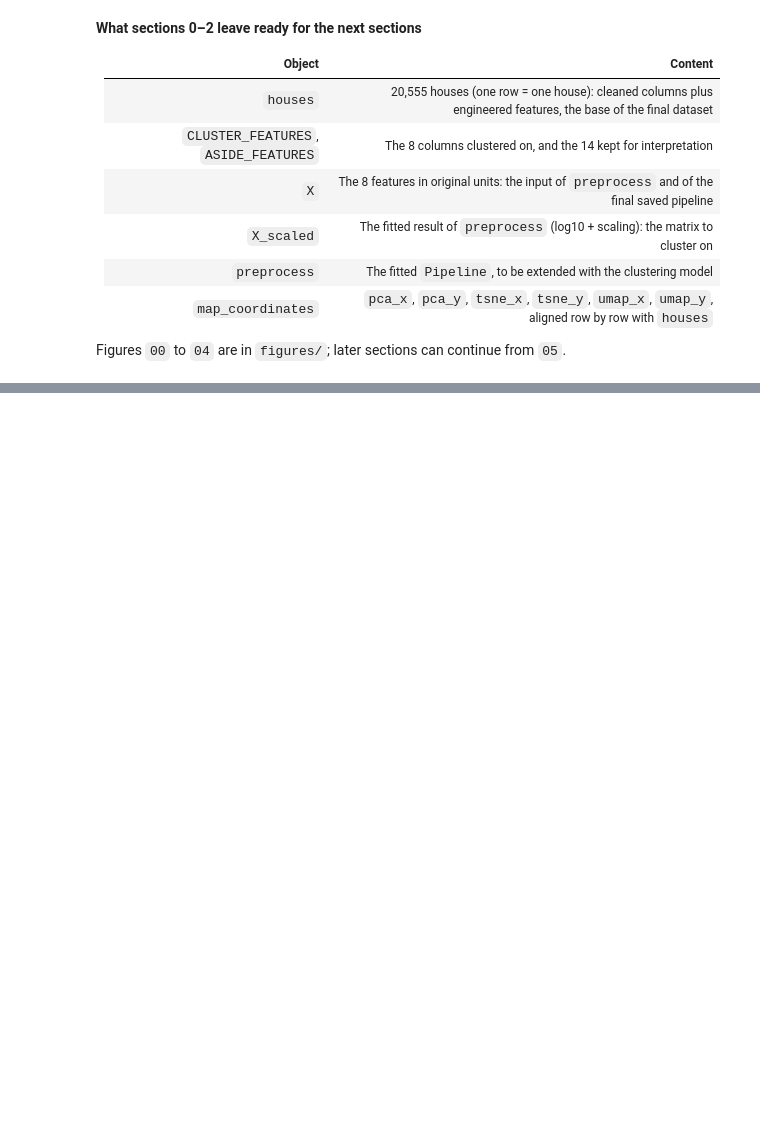
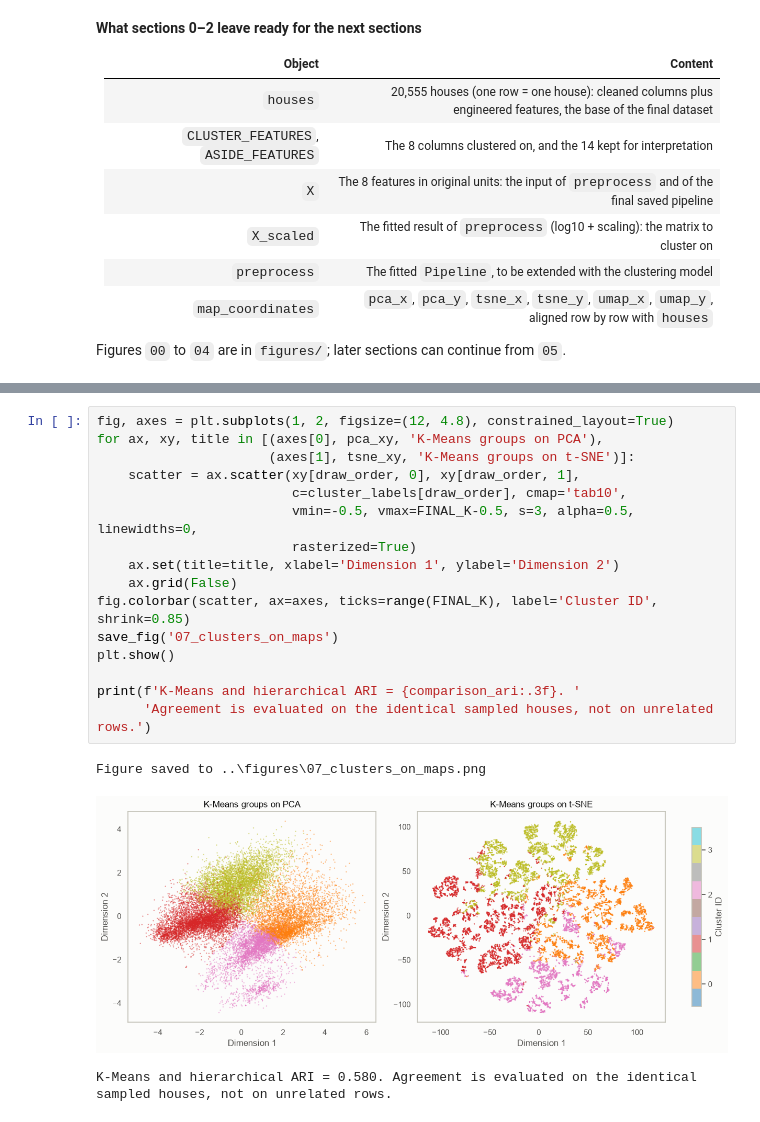
Before and after one commit to iaac-maai/Group2_Day3_Assignment, a Jupyter notebook: notebook/unsupervised_learning.ipynb, the cells around one changed output, grey strips where cells are left out. Saved outputs shown, nothing was run; the diff lists cells and outputs as text; blank space fills up the shorter version.

```diff
--- a/notebook/unsupervised_learning.ipynb
+++ b/notebook/unsupervised_learning.ipynb
@@ -642,0 +763,20 @@ Figures `00` to `04` are in `figures/`; later sections can continue from `05`.
+# %%
+fig, axes = plt.subplots(1, 2, figsize=(12, 4.8), constrained_layout=True)
+for ax, xy, title in [(axes[0], pca_xy, 'K-Means groups on PCA'),
+                      (axes[1], tsne_xy, 'K-Means groups on t-SNE')]:
+    scatter = ax.scatter(xy[draw_order, 0], xy[draw_order, 1],
+                         c=cluster_labels[draw_order], cmap='tab10',
+                         vmin=-0.5, vmax=FINAL_K-0.5, s=3, alpha=0.5, linewidths=0,
+                         rasterized=True)
+    ax.set(title=title, xlabel='Dimension 1', ylabel='Dimension 2')
+    ax.grid(False)
+fig.colorbar(scatter, ax=axes, ticks=range(FINAL_K), label='Cluster ID', shrink=0.85)
+save_fig('07_clusters_on_maps')
+plt.show()
+
+print(f'K-Means and hierarchical ARI = {comparison_ari:.3f}. '
+      'Agreement is evaluated on the identical sampled houses, not on unrelated rows.')
+# %% [output]
+Figure saved to ..\figures\07_clusters_on_maps.png
+[figure, added]
+K-Means and hierarchical ARI = 0.580. Agreement is evaluated on the identical sampled houses, not on unrelated rows.
```
Also changed, not shown: parts of 22 cells of this notebook, 9 other files.
